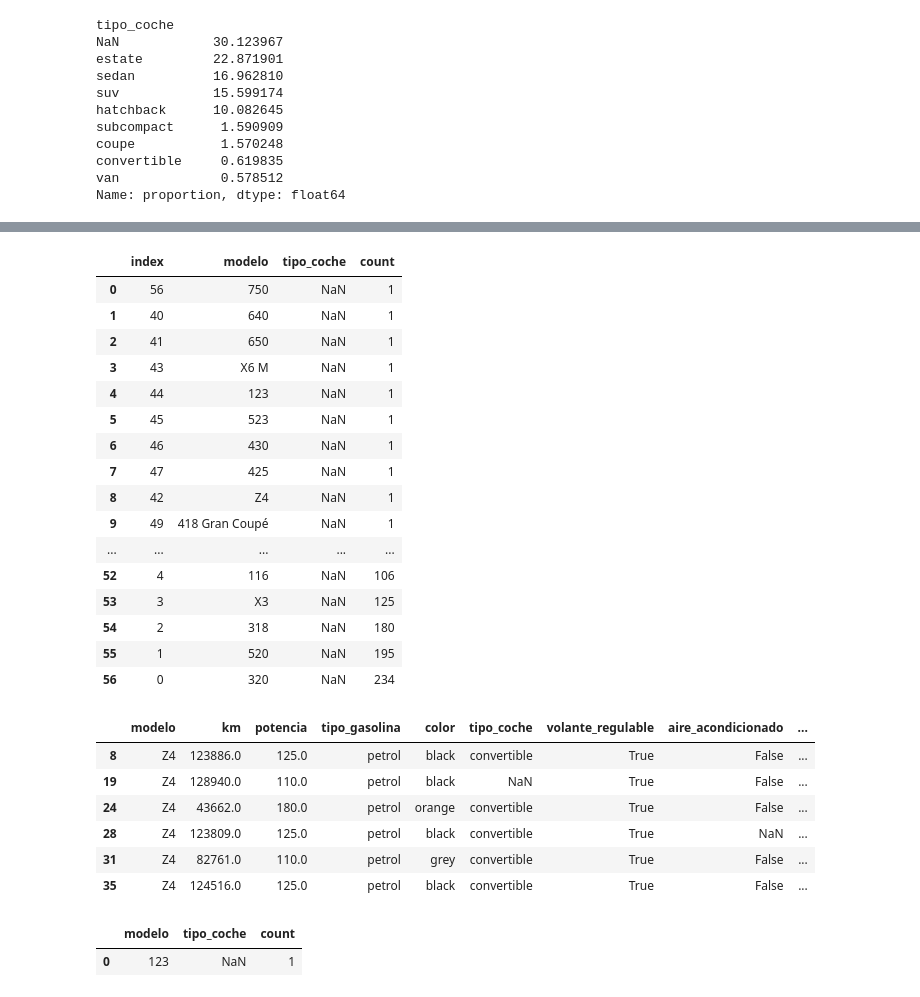
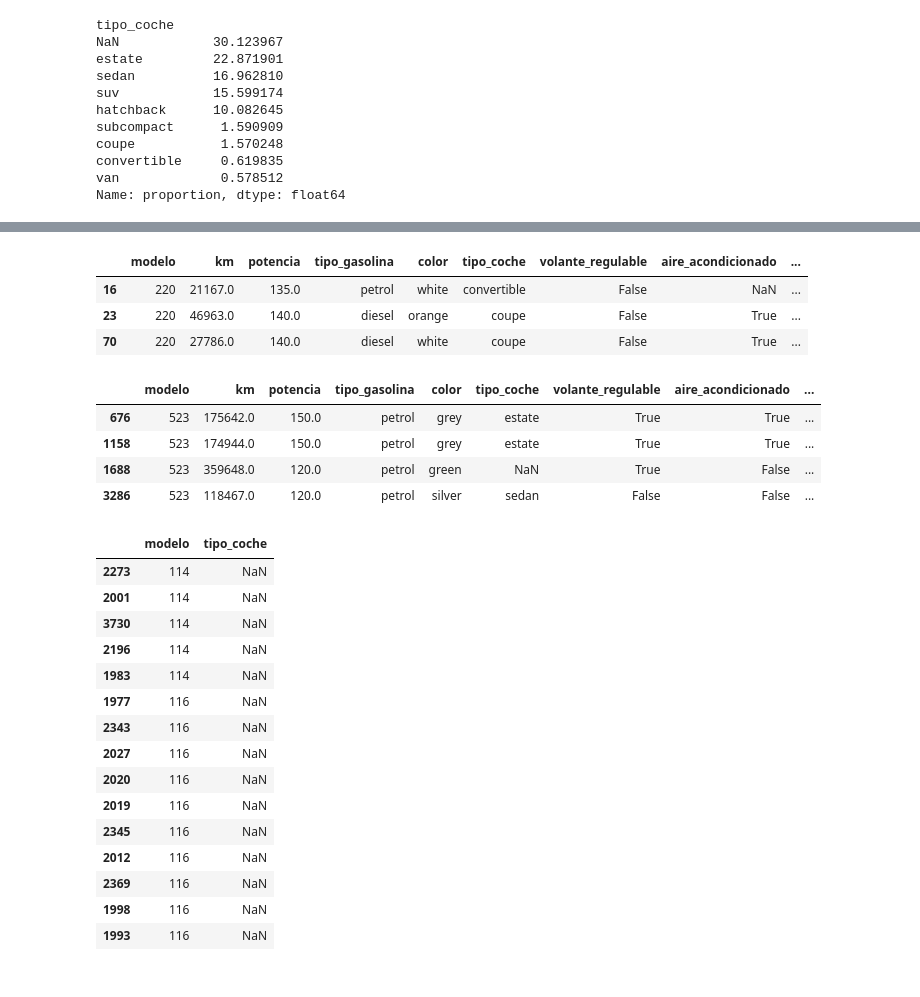
Before and after one commit to tvgtech/BMW_Proj, a Jupyter notebook: Toni_BMW.ipynb, the cells around one changed output, grey strips where cells are left out. Cells and saved outputs as stored; diff of their text form; code cells hidden in the pictures.

```diff
--- a/Toni_BMW.ipynb
+++ b/Toni_BMW.ipynb
@@ -6,7 +6,7 @@ import numpy as np
 import matplotlib.pyplot as plt
 import seaborn as sns
 # %%
-pd.set_option('display.max_rows',None)
+pd.set_option('display.max_rows',25)
 pd.set_option('display.max_columns',None)
 # %% [markdown]
 Importamos los datos a un DataFrame
@@ -530,0 +572,3 @@ Name: proportion, dtype: float64
+# %%
+#Imputamos el modelo 750 (index= 2540) como 'sedan'
+bmw5.loc[[2540],['tipo_coche']]='sedan'
@@ -530,0 +585,23 @@ Name: proportion, dtype: float64
+# %%
+#Imputamos el modelo 328 (index= 1320) como 'estate'
+bmw5.loc[[1320],['tipo_coche']]='estate'
+# %%
+#modelo 220, index= 23
+bmw5[(bmw5['modelo']=='220')]
+# %% [output]
+|  | modelo | km | potencia | tipo_gasolina | color | tipo_coche | volante_regulable | aire_acondicionado | ... |
+| 16 | 220 | 21167.0 | 135.0 | petrol | white | convertible | False | NaN | ... |
+| 23 | 220 | 46963.0 | 140.0 | diesel | orange | coupe | False | True | ... |
+| 70 | 220 | 27786.0 | 140.0 | diesel | white | coupe | False | True | ... |
+# %%
+#Imputamos el modelo 220 (index= 23) como 'coupe'
+bmw5.loc[[23],['tipo_coche']]='coupe'
+# %%
+#modelo 523, index= 1688
+bmw5[(bmw5['modelo']=='523')]
+# %% [output]
+|  | modelo | km | potencia | tipo_gasolina | color | tipo_coche | volante_regulable | aire_acondicionado | ... |
+| 676 | 523 | 175642.0 | 150.0 | petrol | grey | estate | True | True | ... |
+| 1158 | 523 | 174944.0 | 150.0 | petrol | grey | estate | True | True | ... |
+| 1688 | 523 | 359648.0 | 120.0 | petrol | green | NaN | True | False | ... |
+| 3286 | 523 | 118467.0 | 120.0 | petrol | silver | sedan | False | False | ... |
@@ -531,35 +612,19 @@ Name: proportion, dtype: float64
 # %%
-bmw5[['modelo','tipo_coche']][bmw5['tipo_coche'].isna()].value_counts(dropna=False).reset_index().sort_values(by=['count']).reset_index()
+bmw5[['modelo','tipo_coche']][bmw5['tipo_coche'].isna()].sort_values(by='modelo').head(15)
 # %% [output]
-|  | index | modelo | tipo_coche | count |
-| 0 | 56 | 750 | NaN | 1 |
-| 1 | 40 | 640 | NaN | 1 |
-| 2 | 41 | 650 | NaN | 1 |
-| 3 | 43 | X6 M | NaN | 1 |
-| 4 | 44 | 123 | NaN | 1 |
-| 5 | 45 | 523 | NaN | 1 |
-| 6 | 46 | 430 | NaN | 1 |
-| 7 | 47 | 425 | NaN | 1 |
-| 8 | 42 | Z4 | NaN | 1 |
-| 9 | 49 | 418 Gran Coupé | NaN | 1 |
-| ... | ... | ... | ... | ... |
-| 52 | 4 | 116 | NaN | 106 |
-| 53 | 3 | X3 | NaN | 125 |
-| 54 | 2 | 318 | NaN | 180 |
-| 55 | 1 | 520 | NaN | 195 |
-| 56 | 0 | 320 | NaN | 234 |
+|  | modelo | tipo_coche |
+| 2273 | 114 | NaN |
+| 2001 | 114 | NaN |
+| 3730 | 114 | NaN |
+| 2196 | 114 | NaN |
+| 1983 | 114 | NaN |
+| 1977 | 116 | NaN |
+| 2343 | 116 | NaN |
+| 2027 | 116 | NaN |
+| 2020 | 116 | NaN |
+| 2019 | 116 | NaN |
+| 2345 | 116 | NaN |
+| 2012 | 116 | NaN |
+| 2369 | 116 | NaN |
+| 1998 | 116 | NaN |
+| 1993 | 116 | NaN |
-# %%
-bmw5[(bmw5['modelo']=='Z4')]
-# %% [output]
-|  | modelo | km | potencia | tipo_gasolina | color | tipo_coche | volante_regulable | aire_acondicionado | ... |
-| 8 | Z4 | 123886.0 | 125.0 | petrol | black | convertible | True | False | ... |
-| 19 | Z4 | 128940.0 | 110.0 | petrol | black | NaN | True | False | ... |
-| 24 | Z4 | 43662.0 | 180.0 | petrol | orange | convertible | True | False | ... |
-| 28 | Z4 | 123809.0 | 125.0 | petrol | black | convertible | True | NaN | ... |
-| 31 | Z4 | 82761.0 | 110.0 | petrol | grey | convertible | True | False | ... |
-| 35 | Z4 | 124516.0 | 125.0 | petrol | black | convertible | True | False | ... |
-# %%
-bmw5[['modelo','tipo_coche']][(bmw5['tipo_coche'].isna())&(bmw5['modelo']=='123')].value_counts(dropna=False).reset_index()
-# %% [output]
-|  | modelo | tipo_coche | count |
-| 0 | 123 | NaN | 1 |
```
Also changed, not shown: parts of 14 cells of this notebook, 1 other file.
